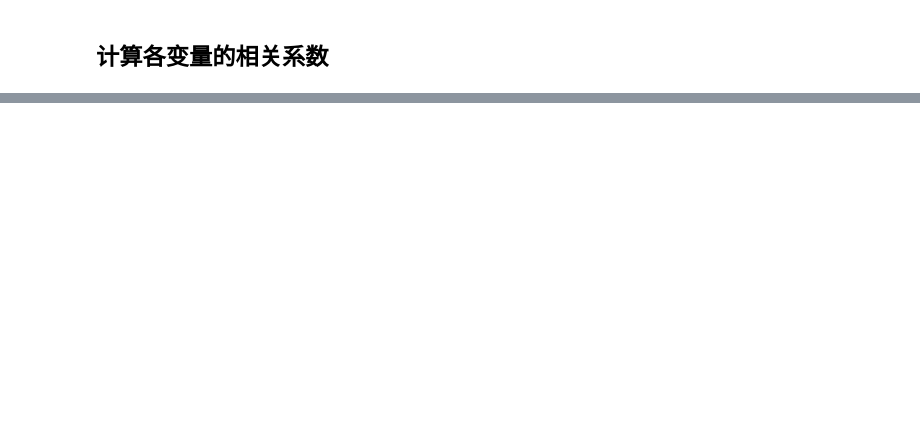
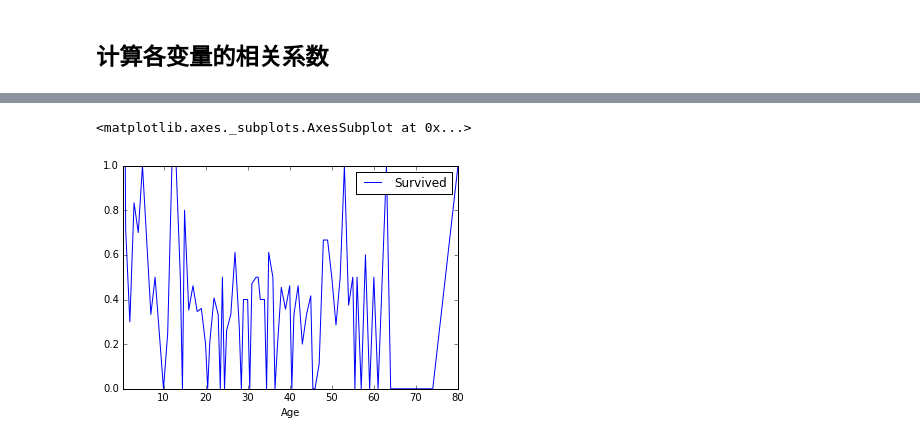
Before and after one commit to NemoHoHaloAi/machine_learning, a Jupyter notebook: kaggle/titanic/titanic.ipynb, the cells around one changed output, grey strips where cells are left out. Saved outputs shown, nothing was run; the diff lists cells and outputs as text; code cells hidden in the pictures; blank space fills up the shorter version.

```diff
--- a/kaggle/titanic/titanic.ipynb
+++ b/kaggle/titanic/titanic.ipynb
@@ -38,5 +38,6 @@ titanic_train_data.head(3)
 groupby_survived = titanic_train_data.groupby('Survived', as_index=False) # 按是否存活分组
 groupby_sex = titanic_train_data.groupby('Sex', as_index=False) # 按性别分组
 groupby_pclass = titanic_train_data.groupby('Pclass', as_index=False) # 按社会等级
-groupby_sibsp = titanic_train_data.groupby('SibSp', as_index=False) # 按在船上的父母兄弟人数
-groupby_parch = titanic_train_data.groupby('Parch', as_index=False) # 按在船上的孩子个数
+groupby_sibsp = titanic_train_data.groupby('SibSp', as_index=False) # 按在船上的兄弟姐妹，丈夫妻子人数
+groupby_parch = titanic_train_data.groupby('Parch', as_index=False) # 按在船上的父母孩子个数
+groupby_age = titanic_train_data.groupby('Age', as_index=False) # 按年龄
@@ -62,0 +66,5 @@ groupby_parch.sum().plot(x='Parch',y='Survived')
+# %%
+groupby_age.mean().plot(x='Age',y='Survived') # 父母孩子的个人貌似与存活率无显著关系
+# %% [output]
+<matplotlib.axes._subplots.AxesSubplot at 0x...>
+[figure, added]
```
Also changed, not shown: parts of 8 cells of this notebook.
